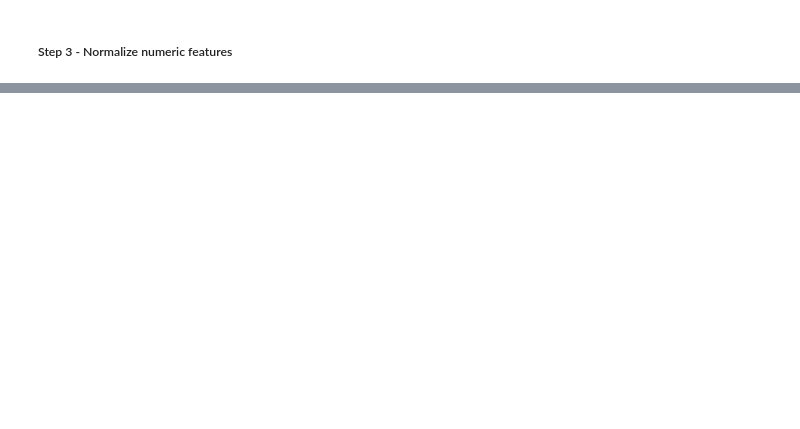
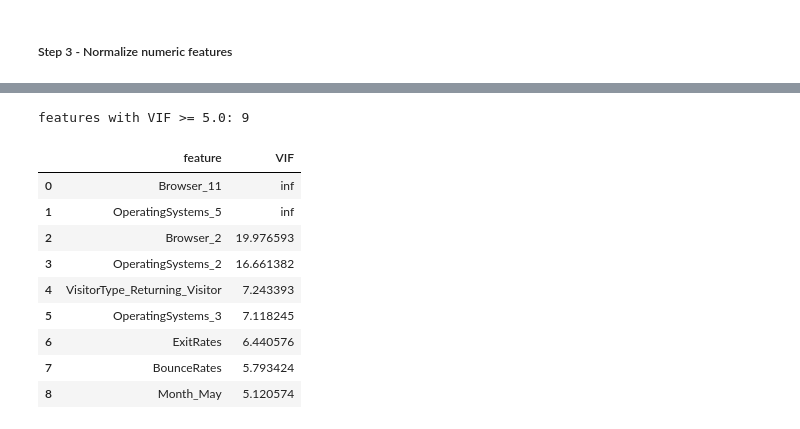
Before and after one commit to danwfreeman/purchase-intention, a Jupyter notebook: final-project.ipynb, the cells around one changed output, grey strips where cells are left out. Saved outputs shown, nothing was run; the diff lists cells and outputs as text; code cells hidden in the pictures; blank space fills up the shorter version.

```diff
--- a/final-project.ipynb
+++ b/final-project.ipynb
@@ -209,15 +298,15 @@ numeric_features = [
     "ProductRelated_Duration",
     "BounceRates",
     "ExitRates",
-    "PageValues",
     "SpecialDay",
     "Weekend",
 ]
 
 target = "Revenue"
 y = encoded_df[target].copy()
-X_tree = encoded_df.drop(columns=[target]).copy()
-X_logistic = X_tree.copy()
+X_selected = encoded_df.drop(columns=[target]).copy()
+X_tree = X_selected.copy()
+X_logistic = X_selected.copy()
 
 scaler = StandardScaler()
 X_logistic[numeric_features] = scaler.fit_transform(X_logistic[numeric_features])
@@ -238,0 +334,42 @@ y shape: (12205,)
+# %%
+
+# standard threshold for VIF
+vif_threshold = 5.0
+vif_input = X_logistic.astype(float).copy()
+
+# suppress divide by zero warnings since we will be checking for infinite VIF values in the next step
+with warnings.catch_warnings():
+    warnings.filterwarnings(
+        "ignore",
+        message="divide by zero encountered in scalar divide",
+        category=RuntimeWarning,
+    )
+
+    vif_scores = pd.DataFrame(
+        {
+            "feature": vif_input.columns,
+            "VIF": [
+                variance_inflation_factor(vif_input.values, index)
+                for index in range(vif_input.shape[1])
+            ],
+        }
+    ).sort_values("VIF", ascending=False).reset_index(drop=True)
+
+high_vif_features = vif_scores[
+    (vif_scores["VIF"] >= vif_threshold) | np.isinf(vif_scores["VIF"])
+] .copy()
+
+print(f"features with VIF >= {vif_threshold}: {len(high_vif_features)}")
+display(high_vif_features)
+# %% [output]
+features with VIF >= 5.0: 9
+|  | feature | VIF |
+| 0 | Browser_11 | inf |
+| 1 | OperatingSystems_5 | inf |
+| 2 | Browser_2 | 19.976593 |
+| 3 | OperatingSystems_2 | 16.661382 |
+| 4 | VisitorType_Returning_Visitor | 7.243393 |
+| 5 | OperatingSystems_3 | 7.118245 |
+| 6 | ExitRates | 6.440576 |
+| 7 | BounceRates | 5.793424 |
+| 8 | Month_May | 5.120574 |
```
Also changed, not shown: parts of 22 cells of this notebook.
